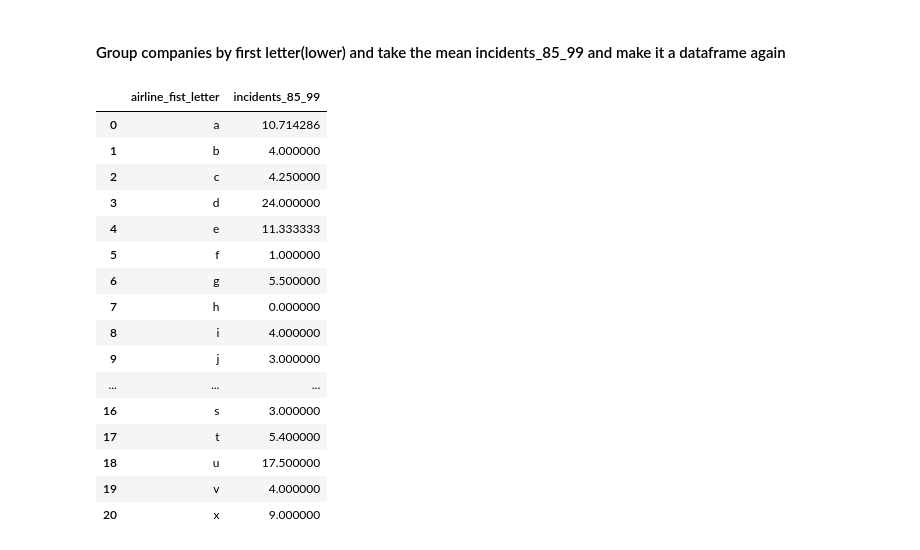
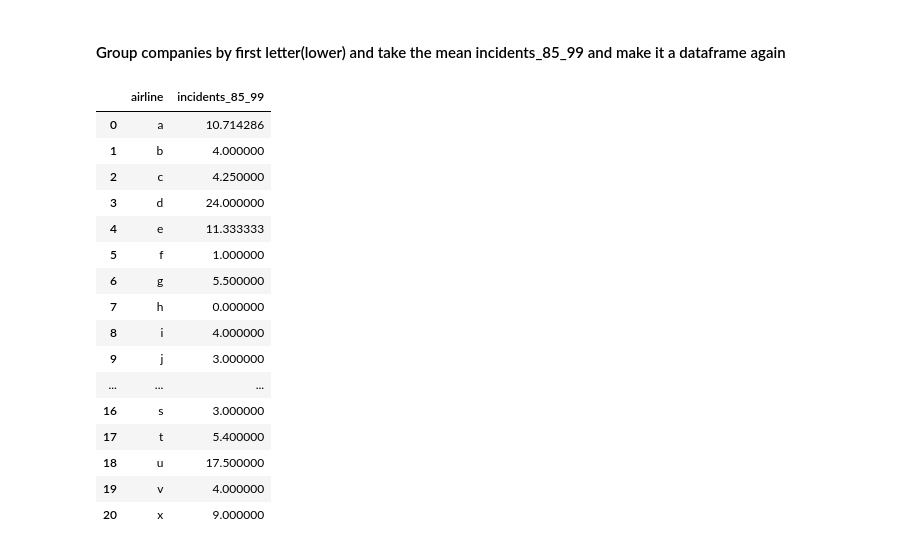
Before and after one commit to shalabajza/DevelhopePythonExercises, a Jupyter notebook: numpy-pandas-exercises/learning_numpy_pandas_exercises.ipynb, the cells around one changed output. Drawn from its saved outputs; the diff is of its cells as text; code cells hidden in the pictures.

```diff
--- a/numpy-pandas-exercises/learning_numpy_pandas_exercises.ipynb
+++ b/numpy-pandas-exercises/learning_numpy_pandas_exercises.ipynb
@@ -122,3 +151,3 @@ import _ as pd
 # %%
-df = _
+df = pd.read_csv("airline_safety_data.txt")
 # %%
@@ -206,24 +235,24 @@ _
 # %% [markdown]
 #### Group companies by first letter(lower) and take the mean incidents_85_99 and make it a dataframe again
 # %%
-_
+df_new = df.groupby(df['airline'].str[0].str.lower())['incidents_85_99'].mean().reset_index()
-# %%
-_
-# %% [output]
-|  | airline_fist_letter | incidents_85_99 |
-| 0 | a | 10.714286 |
-| 1 | b | 4.000000 |
-| 2 | c | 4.250000 |
-| 3 | d | 24.000000 |
-| 4 | e | 11.333333 |
-| 5 | f | 1.000000 |
-| 6 | g | 5.500000 |
-| 7 | h | 0.000000 |
-| 8 | i | 4.000000 |
-| 9 | j | 3.000000 |
-| ... | ... | ... |
-| 16 | s | 3.000000 |
-| 17 | t | 5.400000 |
-| 18 | u | 17.500000 |
-| 19 | v | 4.000000 |
-| 20 | x | 9.000000 |
+# %%
+df_new
+# %% [output]
+|  | airline | incidents_85_99 |
+| 0 | a | 10.714286 |
+| 1 | b | 4.000000 |
+| 2 | c | 4.250000 |
+| 3 | d | 24.000000 |
+| 4 | e | 11.333333 |
+| 5 | f | 1.000000 |
+| 6 | g | 5.500000 |
+| 7 | h | 0.000000 |
+| 8 | i | 4.000000 |
+| 9 | j | 3.000000 |
+| ... | ... | ... |
+| 16 | s | 3.000000 |
+| 17 | t | 5.400000 |
+| 18 | u | 17.500000 |
+| 19 | v | 4.000000 |
+| 20 | x | 9.000000 |
```
Also changed, not shown: parts of 20 cells of this notebook.
